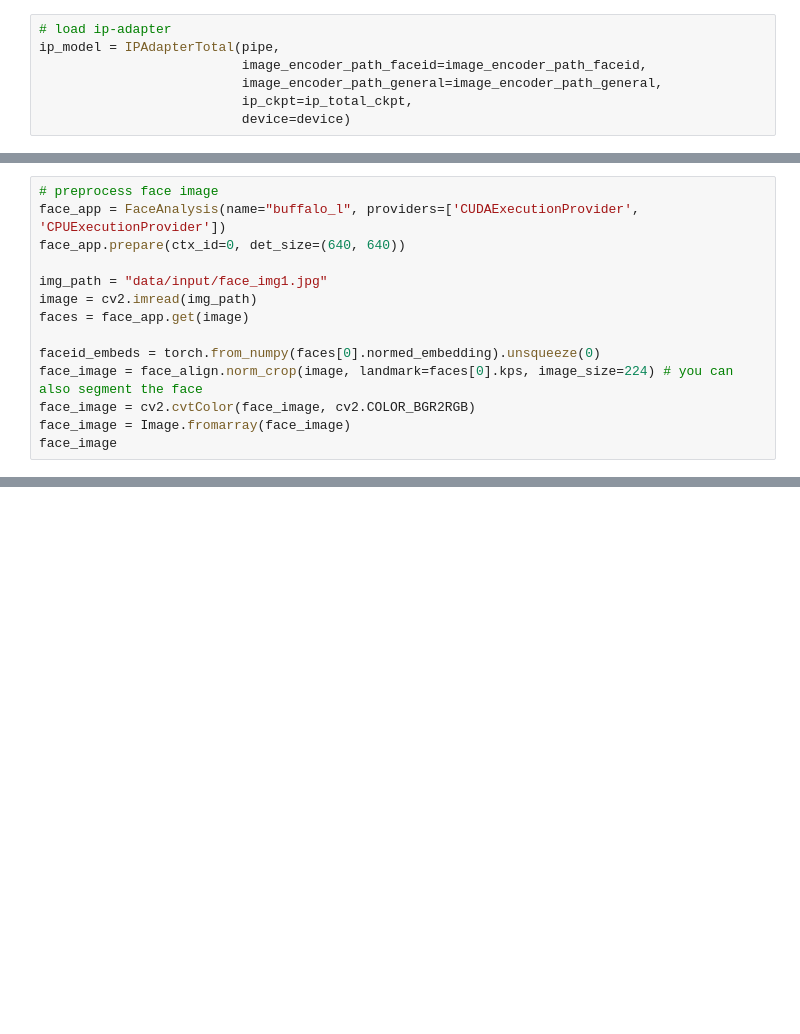
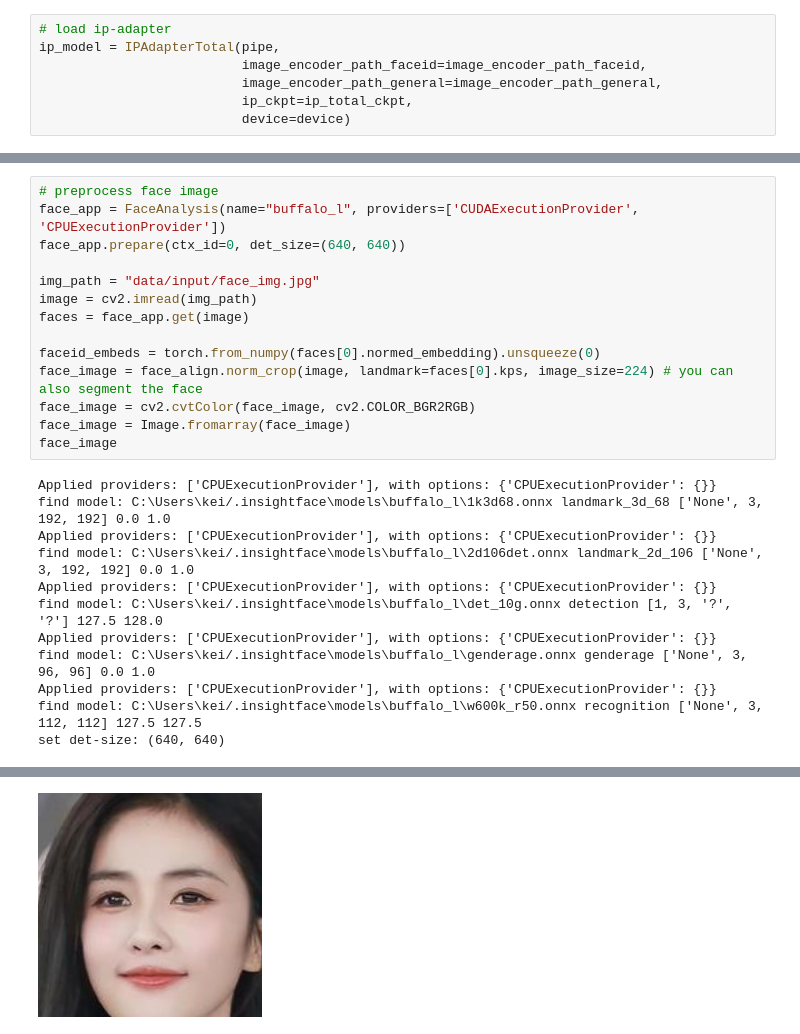
Before and after one commit to Victcode/AAA, a Jupyter notebook: aaa_demo.ipynb, the cells around one changed output, grey strips where cells are left out. Saved outputs shown, nothing was run; the diff lists cells and outputs as text; blank space fills up the shorter version.

```diff
--- a/aaa_demo.ipynb
+++ b/aaa_demo.ipynb
@@ -66,7 +71,7 @@ image_cloth_rmbg
 face_app = FaceAnalysis(name="buffalo_l", providers=['CUDAExecutionProvider', 'CPUExecutionProvider'])
 face_app.prepare(ctx_id=0, det_size=(640, 640))
 
-img_path = "data/input/face_img1.jpg"
+img_path = "data/input/face_img.jpg"
 image = cv2.imread(img_path)
 faces = face_app.get(image)
 
@@ -75,3 +80,15 @@ face_image = face_align.norm_crop(image, landmark=faces[0].kps, image_size=224)
 face_image = cv2.cvtColor(face_image, cv2.COLOR_BGR2RGB)
 face_image = Image.fromarray(face_image)
 face_image
+# %% [output]
+Applied providers: ['CPUExecutionProvider'], with options: {'CPUExecutionProvider': {}}
+find model: C:\Users\kei/.insightface\models\buffalo_l\1k3d68.onnx landmark_3d_68 ['None', 3, 192, 192] 0.0 1.0
+Applied providers: ['CPUExecutionProvider'], with options: {'CPUExecutionProvider': {}}
+find model: C:\Users\kei/.insightface\models\buffalo_l\2d106det.onnx landmark_2d_106 ['None', 3, 192, 192] 0.0 1.0
+Applied providers: ['CPUExecutionProvider'], with options: {'CPUExecutionProvider': {}}
+find model: C:\Users\kei/.insightface\models\buffalo_l\det_10g.onnx detection [1, 3, '?', '?'] 127.5 128.0
+Applied providers: ['CPUExecutionProvider'], with options: {'CPUExecutionProvider': {}}
+find model: C:\Users\kei/.insightface\models\buffalo_l\genderage.onnx genderage ['None', 3, 96, 96] 0.0 1.0
+Applied providers: ['CPUExecutionProvider'], with options: {'CPUExecutionProvider': {}}
+find model: C:\Users\kei/.insightface\models\buffalo_l\w600k_r50.onnx recognition ['None', 3, 112, 112] 127.5 127.5
+set det-size: (640, 640)
@@ -78,2 +97,3 @@ face_image
+[figure, added]
 # %%
 # generate
```
Also changed, not shown: parts of 5 cells of this notebook, 3 other files.
